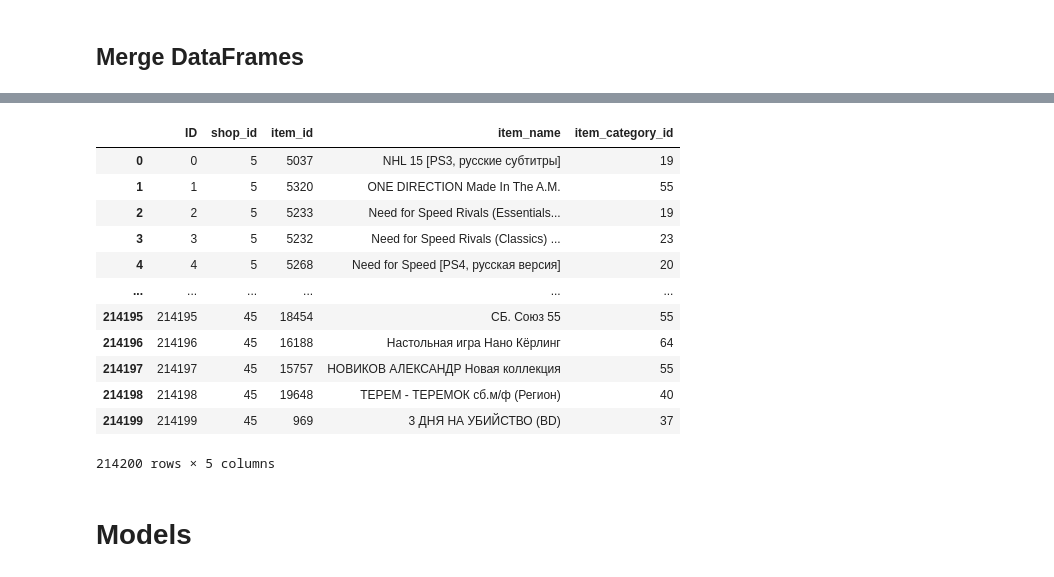
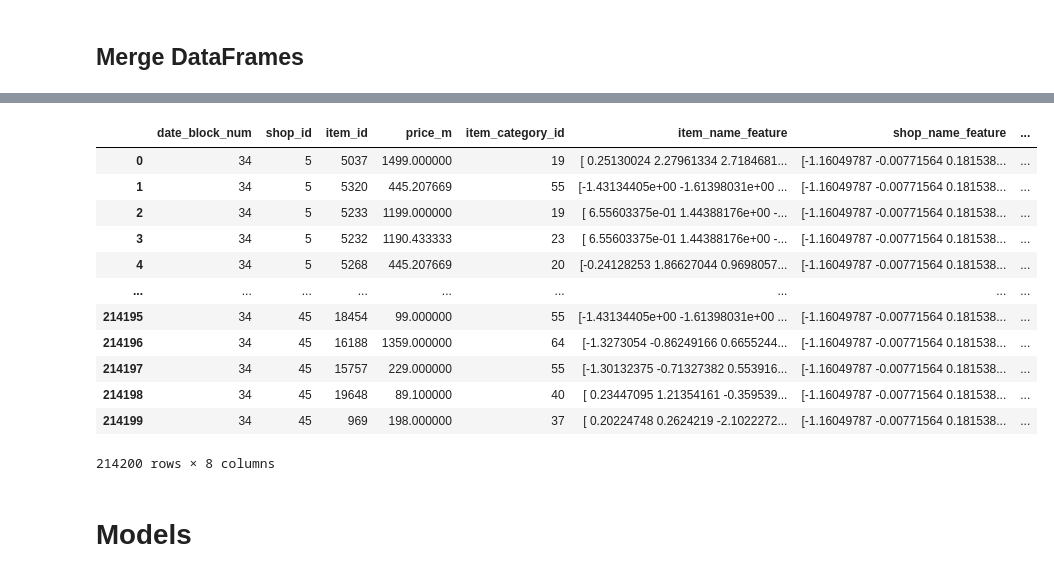
Before and after one commit to ShupeiLi/predict-future-sales, a Jupyter notebook: models.ipynb, the cells around one changed output, grey strips where cells are left out. Drawn from its saved outputs; the diff is of its cells as text; code cells hidden in the pictures.

```diff
--- a/models.ipynb
+++ b/models.ipynb
@@ -316,5 +305,3 @@ Failed: 4311
 # %%
 item_categories_feature = extract_feature(item_categories['item_category_name'])
-item_categories = pd.concat([item_categories, pd.Series(item_categories_feature).to_frame("item_category_name_feature")], axis=1)
-item_categories
 # %% [output]
@@ -335,5 +310,3 @@ Failed: 1
 # %%
 shops_feature = extract_feature(shops['shop_name'])
-shops = pd.concat([shops, pd.Series(shops_feature).to_frame("shop_name_feature")], axis=1)
-shops.head()
 # %% [output]
@@ -347,3 +315,14 @@ Failed: 2
+# %%
+pca1 = PCA(n_components=20)
+items_feature = pca1.fit_transform(items_feature)
+
+pca2 = PCA(n_components=10)
+item_categories_feature = pca2.fit_transform(item_categories_feature)
+shops_feature = pca2.fit_transform(item_categories_feature)
+# %%
+items = pd.concat([items, pd.Series(list(items_feature)).to_frame("item_name_feature")], axis=1)
+item_categories = pd.concat([item_categories, pd.Series(list(item_categories_feature)).to_frame("item_category_name_feature")], axis=1)
+shops = pd.concat([shops, pd.Series(list(shops_feature)).to_frame("shop_name_feature")], axis=1)
 # %%
 items.to_csv("./data/items2.csv", index=False)
 shops.to_csv("./data/shops2.csv", index=False)
@@ -461,18 +431,23 @@ train
 1323795 rows × 9 columns
 # %%
 test = pd.merge(test, items, on = 'item_id', how = "left")
+test = pd.merge(test, shops, on = 'shop_id', how = "left")
+test = pd.merge(test, item_categories, on = 'item_category_id', how = "left")
+test = test.loc[:, ['date_block_num', 'shop_id', 'item_id', 'price_m', 'item_category_id',
+                      'item_name_feature', 'shop_name_feature', 'item_category_name_feature']]
+test = test.drop_duplicates()
 test
 # %% [output]
-|  | ID | shop_id | item_id | item_name | item_category_id |
-| 0 | 0 | 5 | 5037 | NHL 15 [PS3, русские субтитры] | 19 |
-| 1 | 1 | 5 | 5320 | ONE DIRECTION Made In The A.M. | 55 |
-| 2 | 2 | 5 | 5233 | Need for Speed Rivals (Essentials... | 19 |
-| 3 | 3 | 5 | 5232 | Need for Speed Rivals (Classics) ... | 23 |
-| 4 | 4 | 5 | 5268 | Need for Speed [PS4, русская версия] | 20 |
-| ... | ... | ... | ... | ... | ... |
-| 214195 | 214195 | 45 | 18454 | СБ. Союз 55 | 55 |
-| 214196 | 214196 | 45 | 16188 | Настольная игра Нано Кёрлинг | 64 |
-| 214197 | 214197 | 45 | 15757 | НОВИКОВ АЛЕКСАНДР Новая коллекция | 55 |
-| 214198 | 214198 | 45 | 19648 | ТЕРЕМ - ТЕРЕМОК сб.м/ф (Регион) | 40 |
-| 214199 | 214199 | 45 | 969 | 3 ДНЯ НА УБИЙСТВО (BD) | 37 |
+|  | date_block_num | shop_id | item_id | price_m | item_category_id | item_name_feature | shop_name_feature | ... |
+| 0 | 34 | 5 | 5037 | 1499.000000 | 19 | [ 0.25130024 2.27961334 2.7184681... | [-1.16049787 -0.00771564 0.181538... | ... |
+| 1 | 34 | 5 | 5320 | 445.207669 | 55 | [-1.43134405e+00 -1.61398031e+00 ... | [-1.16049787 -0.00771564 0.181538... | ... |
+| 2 | 34 | 5 | 5233 | 1199.000000 | 19 | [ 6.55603375e-01 1.44388176e+00 -... | [-1.16049787 -0.00771564 0.181538... | ... |
+| 3 | 34 | 5 | 5232 | 1190.433333 | 23 | [ 6.55603375e-01 1.44388176e+00 -... | [-1.16049787 -0.00771564 0.181538... | ... |
+| 4 | 34 | 5 | 5268 | 445.207669 | 20 | [-0.24128253 1.86627044 0.9698057... | [-1.16049787 -0.00771564 0.181538... | ... |
+| ... | ... | ... | ... | ... | ... | ... | ... | ... |
+| 214195 | 34 | 45 | 18454 | 99.000000 | 55 | [-1.43134405e+00 -1.61398031e+00 ... | [-1.16049787 -0.00771564 0.181538... | ... |
+| 214196 | 34 | 45 | 16188 | 1359.000000 | 64 | [-1.3273054 -0.86249166 0.6655244... | [-1.16049787 -0.00771564 0.181538... | ... |
+| 214197 | 34 | 45 | 15757 | 229.000000 | 55 | [-1.30132375 -0.71327382 0.553916... | [-1.16049787 -0.00771564 0.181538... | ... |
+| 214198 | 34 | 45 | 19648 | 89.100000 | 40 | [ 0.23447095 1.21354161 -0.359539... | [-1.16049787 -0.00771564 0.181538... | ... |
+| 214199 | 34 | 45 | 969 | 198.000000 | 37 | [ 0.20224748 0.2624219 -2.1022272... | [-1.16049787 -0.00771564 0.181538... | ... |
-214200 rows × 5 columns
+214200 rows × 8 columns
```
Also changed, not shown: parts of 12 cells of this notebook.
